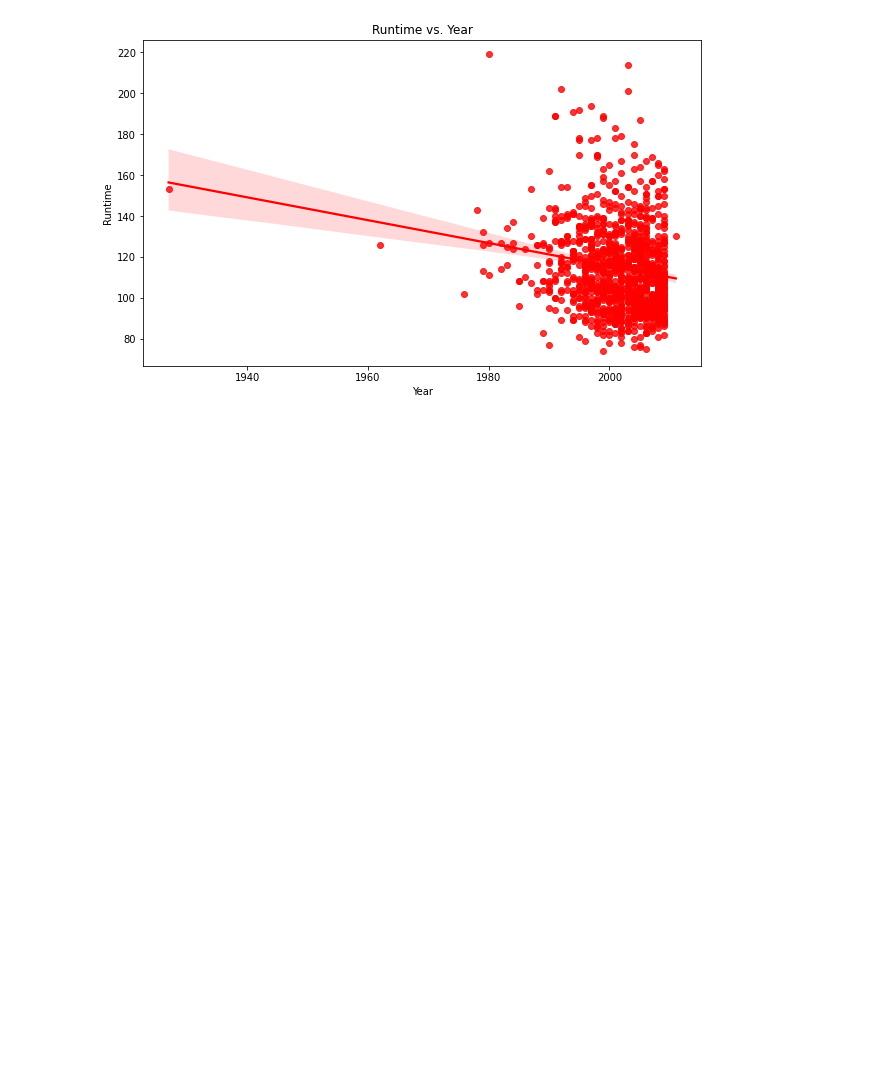
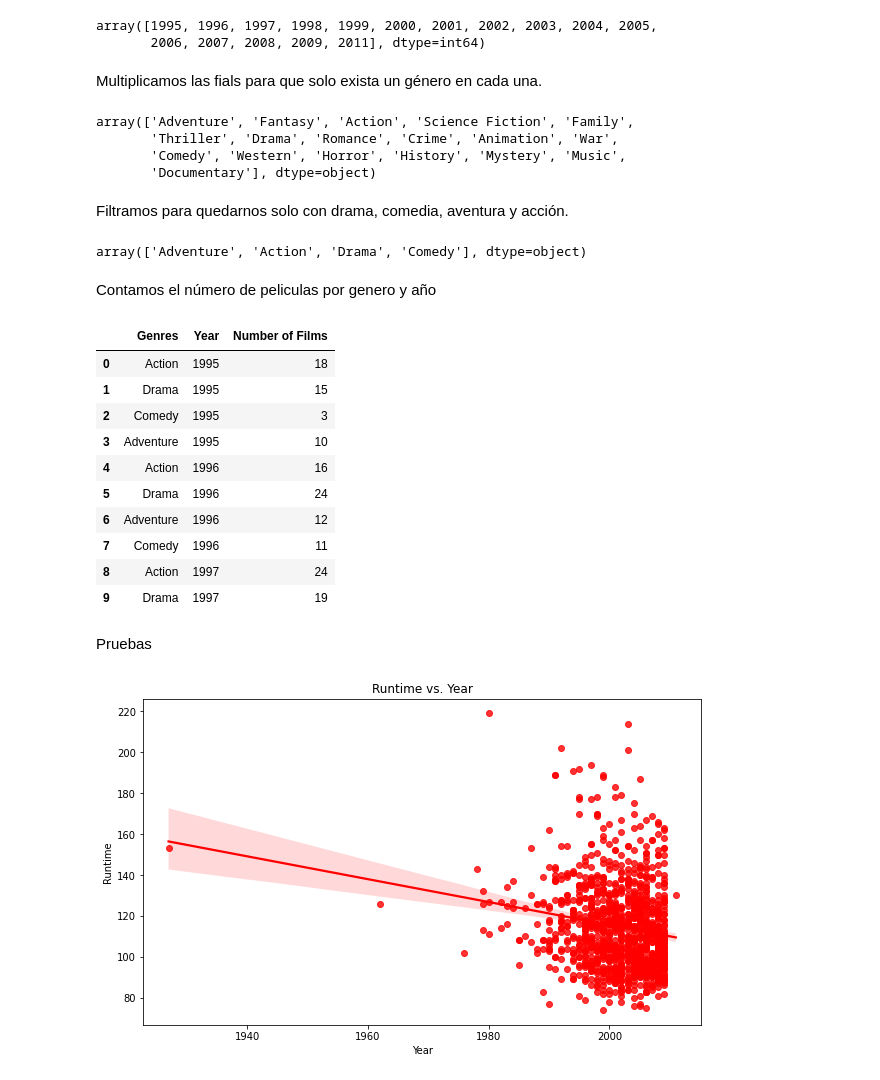
Before and after one commit to LuisG0/Data-Visualization, a Jupyter notebook: test.ipynb, the cells around one changed output. Cells and saved outputs as stored; diff of their text form; code cells hidden in the pictures; blank space fills up the shorter version.

```diff
--- a/test.ipynb
+++ b/test.ipynb
@@ -14,3 +89,52 @@ films.head()
+# %%
+genres = df.copy()
+genres = genres.query("Year > 1994" or "Year < 2006")
+pd.unique(genres["Year"].sort_values())
+# %% [output]
+array([1995, 1996, 1997, 1998, 1999, 2000, 2001, 2002, 2003, 2004, 2005,
+       2006, 2007, 2008, 2009, 2011], dtype=int64)
+# %% [markdown]
+Multiplicamos las fials para que solo exista un género en cada una.
+# %%
+genres['Genres'] = genres['Genres'].str.split(', ')
+genres = genres.explode('Genres')
+pd.unique(genres['Genres'])
+# %% [output]
+array(['Adventure', 'Fantasy', 'Action', 'Science Fiction', 'Family',
+       'Thriller', 'Drama', 'Romance', 'Crime', 'Animation', 'War',
+       'Comedy', 'Western', 'Horror', 'History', 'Mystery', 'Music',
+       'Documentary'], dtype=object)
+# %% [markdown]
+Filtramos para quedarnos solo con drama, comedia, aventura y acción.
+# %%
+genres = genres[(genres.Genres == 'Drama') | (genres.Genres == 'Adventure') | (genres.Genres == 'Action')| (genres.Genres == 'Comedy')]
+pd.unique(genres['Genres'])
+# %% [output]
+array(['Adventure', 'Action', 'Drama', 'Comedy'], dtype=object)
+# %% [markdown]
+Contamos el número de peliculas por genero y año
+# %%
+genresGrouped = (genres.groupby(by=['Genres','Year'])
+                    .agg({'Title':'count'})
+                    .sort_values(by='Year',ascending=True)
+                    .reset_index()
+                    .rename(columns={'Title':'Number of Films'})
+)
+genresGrouped.head(10)
+# %% [output]
+|  | Genres | Year | Number of Films |
+| 0 | Action | 1995 | 18 |
+| 1 | Drama | 1995 | 15 |
+| 2 | Comedy | 1995 | 3 |
+| 3 | Adventure | 1995 | 10 |
+| 4 | Action | 1996 | 16 |
+| 5 | Drama | 1996 | 24 |
+| 6 | Adventure | 1996 | 12 |
+| 7 | Comedy | 1996 | 11 |
+| 8 | Action | 1997 | 24 |
+| 9 | Drama | 1997 | 19 |
+# %% [markdown]
+Pruebas
 # %%
 def runtime_year_plot(df):
     """
```
Also changed, not shown: parts of 12 cells of this notebook, 3 other files.
